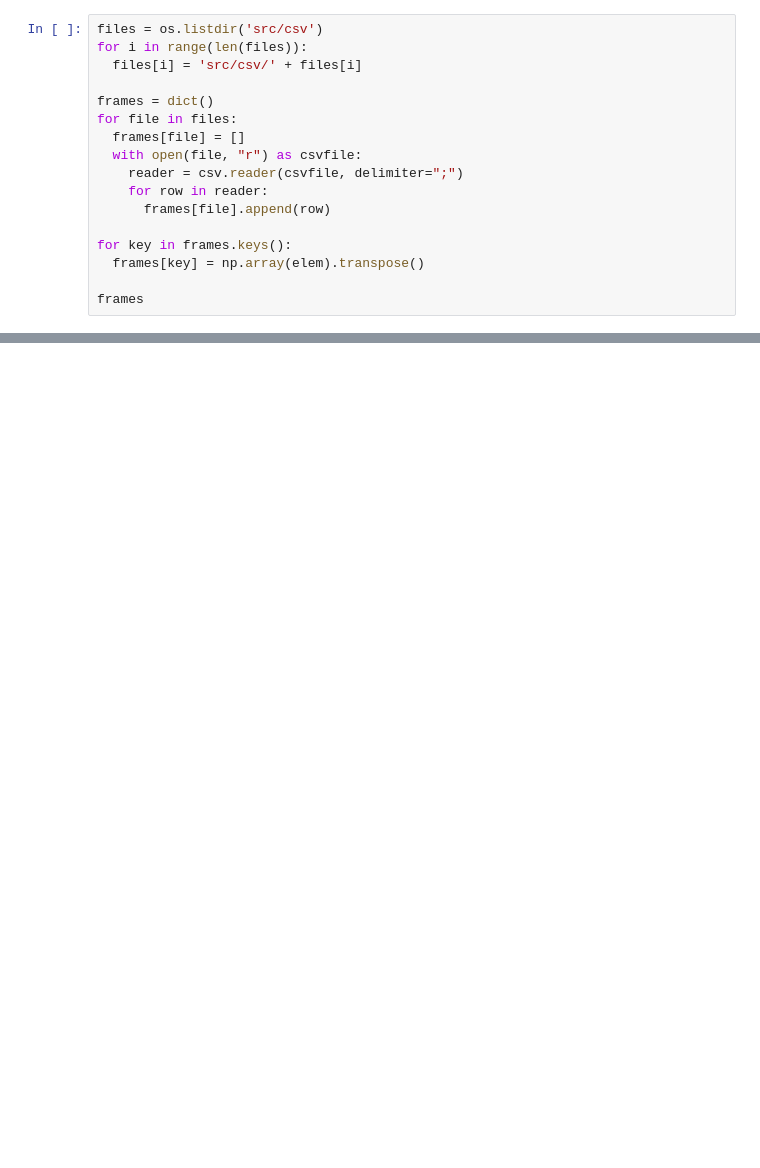
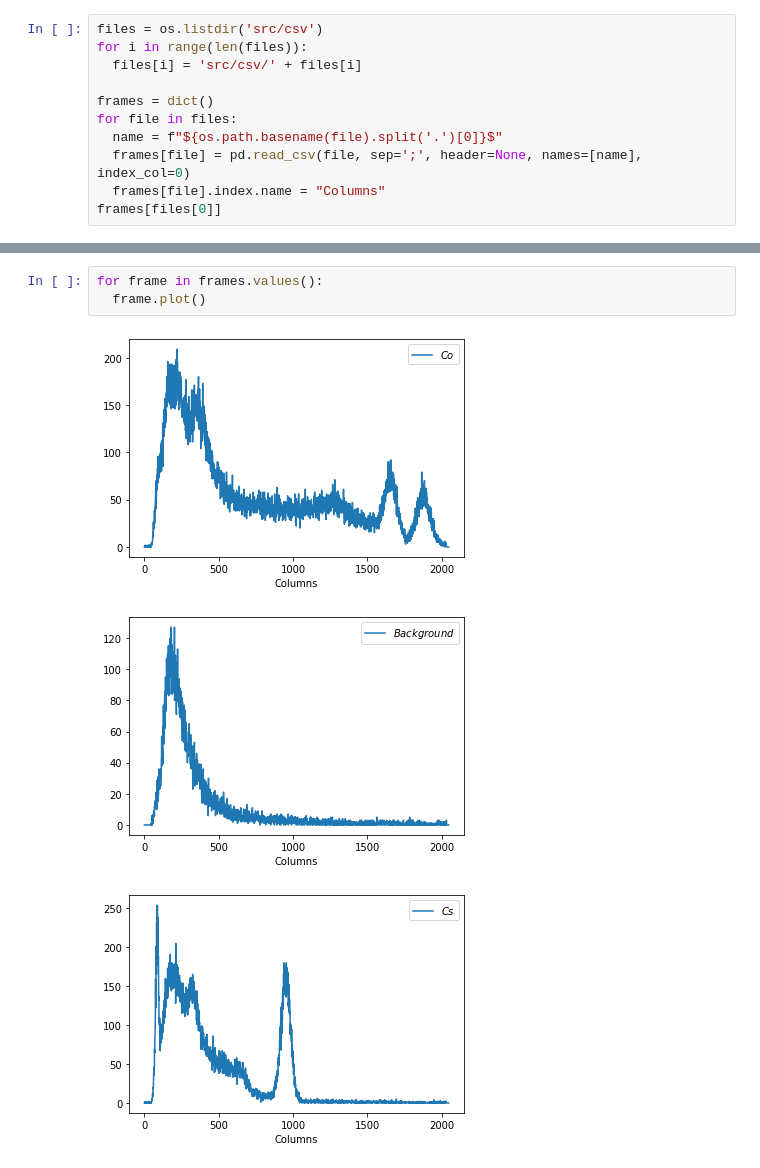
Before and after one commit to 106-inc/PhysLabV, a Jupyter notebook: 5.5/5.5.ipynb, the cells around one changed output, grey strips where cells are left out. Cells and saved outputs as stored; diff of their text form; blank space fills up the shorter version.

Commit message:
[5.5] Add charts

```diff
--- a/5.5/5.5.ipynb
+++ b/5.5/5.5.ipynb
@@ -10,14 +11,8 @@ for i in range(len(files)):
 
 frames = dict()
 for file in files:
-  frames[file] = []
-  with open(file, "r") as csvfile:
-    reader = csv.reader(csvfile, delimiter=";")
-    for row in reader:
-      frames[file].append(row)
-
-for key in frames.keys():
-  frames[key] = np.array(elem).transpose()
-
-frames
+  name = f"${os.path.basename(file).split('.')[0]}$"
+  frames[file] = pd.read_csv(file, sep=';', header=None, names=[name], index_col=0)
+  frames[file].index.name = "Columns"
+frames[files[0]]
 # %% [output]
@@ -40,0 +33,7 @@ frames
+# %%
+for frame in frames.values():
+  frame.plot()
+# %% [output]
+[figure, added]
+[figure, added]
+[figure, added]
```
Also changed, not shown: parts of 3 cells of this notebook.
